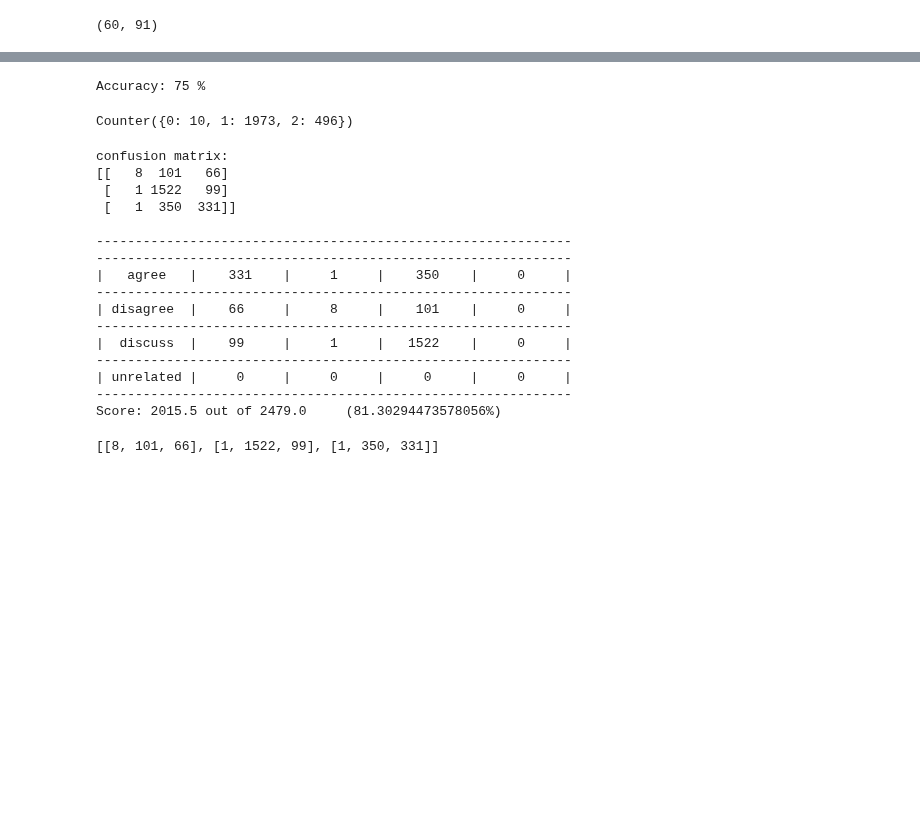
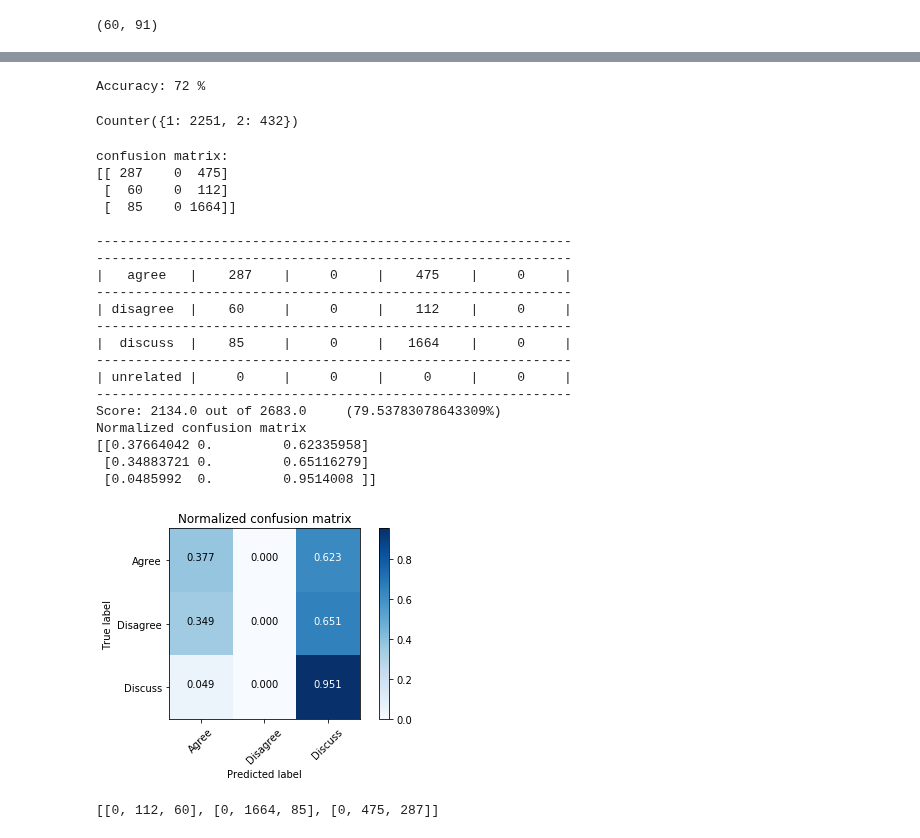
Before and after one commit to CornellDataScience/Insights-FakeNews, a Jupyter notebook: Stance Detection.ipynb, the cells around one changed output, grey strips where cells are left out. Cells and saved outputs as stored; diff of their text form; code cells hidden in the pictures; blank space fills up the shorter version.

Commit message:
folder reorg, model evaluation and chart generation

```diff
--- a/Stance Detection.ipynb
+++ b/Stance Detection.ipynb
@@ -165,12 +166,15 @@ def eval_model(model):
     correct = 0
     total = 0
     batch_x_test,batch_y_test = get_batch(val_feats,[str(x[-1]) for x in stances_val.values],0,len(stances_val))
-    inputs = Variable(torch.FloatTensor(batch_x_test))
-    labels = torch.LongTensor(batch_y_test)
-    outputs = model(inputs)
-    _, predicted = torch.max(outputs.data, 1)
-    total += labels.size(0)
-    correct += (predicted == labels).sum()
+    model.eval()
+    predicted = None
+    with torch.no_grad():
+        inputs = Variable(torch.FloatTensor(batch_x_test))
+        labels = torch.LongTensor(batch_y_test)
+        outputs, probs = model(inputs)
+        _, predicted = torch.max(probs.data, 1)
+        total += labels.size(0)
+        correct += (predicted == labels).sum()
 
     print('Accuracy: %d %%' % (100 * correct / total))
     return predicted
@@ -183,12 +181,12 @@ Counter({0: 126, 1: 1678, 2: 944})
 # %%
 def score_model(predictions):
-    true_label = [(2 if x[-1] == "agree" else (1 if x[-1] == "discuss" else 0)) for x in stances_val.values]
-    matrix = confusion_matrix(true_label,predictions)
-    print('confusion matrix: \n{}\n'.format(matrix))
     #use FNC scorer to generate score report
     label_prediction = [("agree" if x == 2 else ("discuss" if x == 1 else "disagree")) for x in predictions]
     label_actual = pd.DataFrame(stances_val)['Stance']
+    matrix = confusion_matrix(label_actual,label_prediction)
+    print('confusion matrix: \n{}\n'.format(matrix))
     score.report_score(label_actual, label_prediction)
+    return matrix
 # %%
 def binary_accuracy(preds, y):
     """
@@ -218,7 +216,7 @@ class CNN(nn.Module):
         #pooled_n = [batch size, n_filters]
         cat = self.dropout(torch.cat(pooled, dim=1))
         #cat = [batch size, n_filters * len(filter_sizes)]
-        return self.fc(cat)
+        return self.fc(cat), F.softmax(self.fc(cat), dim=1)
 # %%
 EMBEDDING_DIM = 91
 N_FILTERS = 100
@@ -295,33 +286,41 @@ for epoch in range(num_epochs):
 # Test the Model
 predicted = eval_model(model)
 # %% [output]
-Accuracy: 75 %
+Accuracy: 72 %
 # %%
 predicted_l = [i.item() for i in list(predicted)]
 Counter(predicted_l)
 # %% [output]
-Counter({0: 10, 1: 1973, 2: 496})
+Counter({1: 2251, 2: 432})
-# %%
-score_model(predicted_l)
-# %% [output]
-confusion matrix:
-[[   8  101   66]
- [   1 1522   99]
- [   1  350  331]]
-
--------------------------------------------------------------
--------------------------------------------------------------
-|   agree   |    331    |     1     |    350    |     0     |
--------------------------------------------------------------
-| disagree  |    66     |     8     |    101    |     0     |
--------------------------------------------------------------
-|  discuss  |    99     |     1     |   1522    |     0     |
--------------------------------------------------------------
-| unrelated |     0     |     0     |     0     |     0     |
--------------------------------------------------------------
-Score: 2015.5 out of 2479.0     (81.30294473578056%)
+# %%
+matrix = score_model(predicted_l)
+plot_confusion_matrix(matrix, classes=["Agree","Disagree", "Discuss"],
+                      title='Normalized confusion matrix')
+plt.show()
+# %% [output]
+confusion matrix:
+[[ 287    0  475]
+ [  60    0  112]
+ [  85    0 1664]]
+
+-------------------------------------------------------------
+-------------------------------------------------------------
+|   agree   |    287    |     0     |    475    |     0     |
+-------------------------------------------------------------
+| disagree  |    60     |     0     |    112    |     0     |
+-------------------------------------------------------------
+|  discuss  |    85     |     0     |   1664    |     0     |
+-------------------------------------------------------------
+| unrelated |     0     |     0     |     0     |     0     |
+-------------------------------------------------------------
+Score: 2134.0 out of 2683.0     (79.53783078643309%)
+Normalized confusion matrix
+[[0.37664042 0.         0.62335958]
+ [0.34883721 0.         0.65116279]
+ [0.0485992  0.         0.9514008 ]]
+[figure, added]
 # %%
 true_label = [(2 if x[-1] == "agree" else (1 if x[-1] == "discuss" else 0)) for x in stances_val.values]
 [list(x) for x in list(confusion_matrix(true_label,predicted_l))]
 # %% [output]
-[[8, 101, 66], [1, 1522, 99], [1, 350, 331]]
+[[0, 112, 60], [0, 1664, 85], [0, 475, 287]]
```
Also changed, not shown: parts of 15 cells of this notebook, 26 other files.
